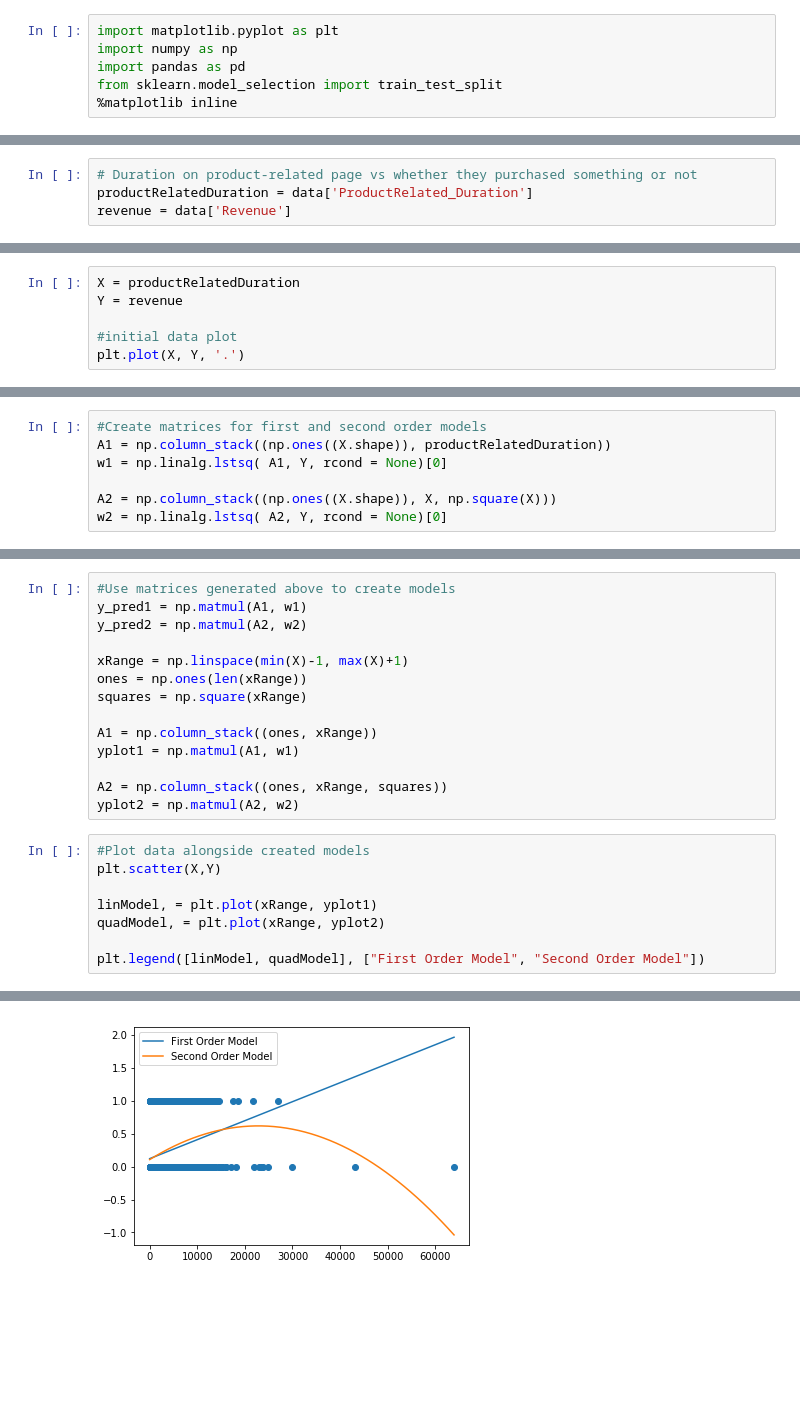
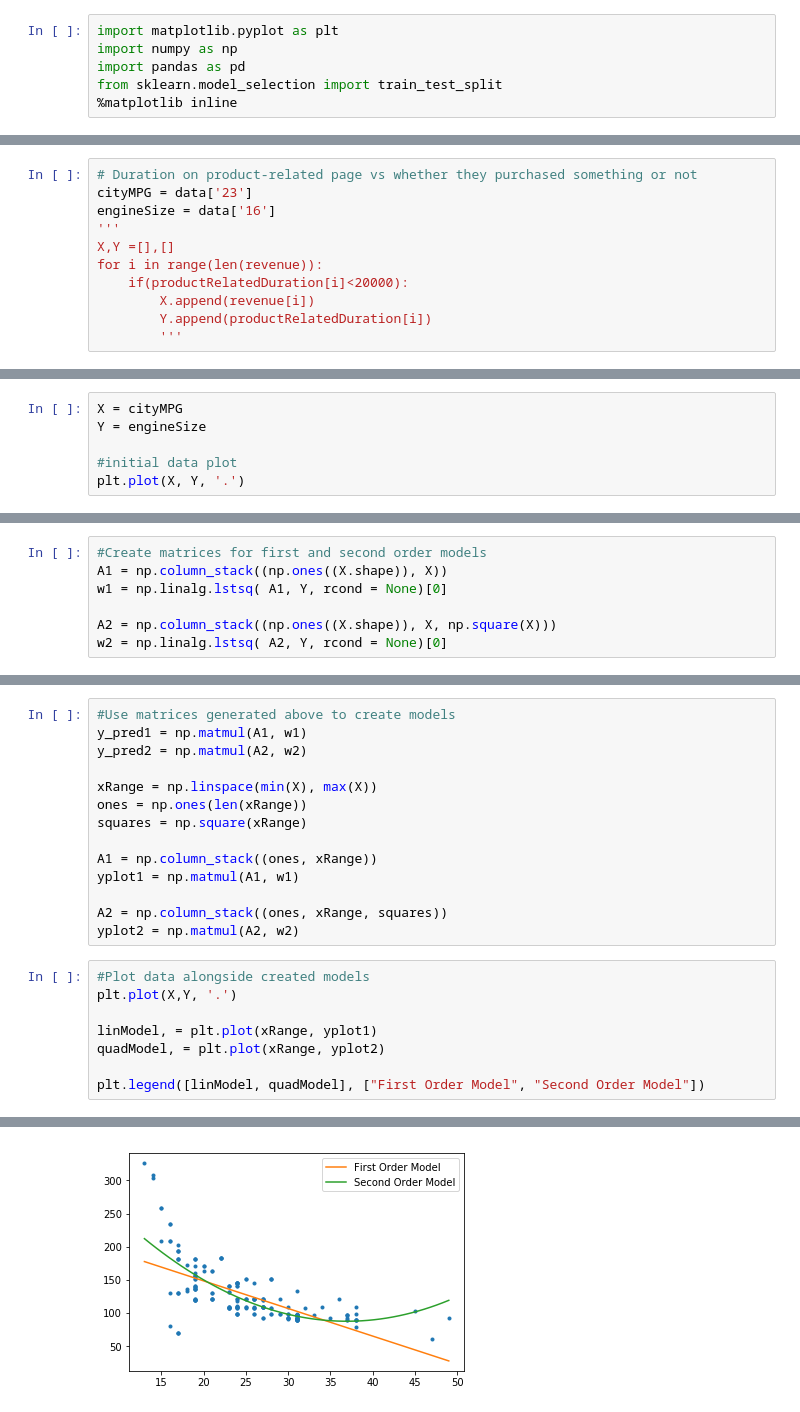
Before and after one commit to Dagaril/COGS109_FinalAssignment, a Jupyter notebook: Code.ipynb, the cells around one changed output, grey strips where cells are left out. Cells and saved outputs as stored; diff of their text form; blank space fills up the shorter version.

```diff
--- a/Code.ipynb
+++ b/Code.ipynb
@@ -16,4 +34,11 @@ print(data.shape)
 # %%
 # Duration on product-related page vs whether they purchased something or not
-productRelatedDuration = data['ProductRelated_Duration']
-revenue = data['Revenue']
+cityMPG = data['23']
+engineSize = data['16']
+'''
+X,Y =[],[]
+for i in range(len(revenue)):
+    if(productRelatedDuration[i]<20000):
+        X.append(revenue[i])
+        Y.append(productRelatedDuration[i])
+        '''
@@ -20,6 +47,6 @@ revenue = data['Revenue']
 # %%
-X = productRelatedDuration
-Y = revenue
+X = cityMPG
+Y = engineSize
 
 #initial data plot
 plt.plot(X, Y, '.')
@@ -29,6 +56,6 @@ plt.plot(X, Y, '.')
 # %%
 #Create matrices for first and second order models
-A1 = np.column_stack((np.ones((X.shape)), productRelatedDuration))
+A1 = np.column_stack((np.ones((X.shape)), X))
 w1 = np.linalg.lstsq( A1, Y, rcond = None)[0]
 
 A2 = np.column_stack((np.ones((X.shape)), X, np.square(X)))
@@ -38,7 +67,7 @@ w2 = np.linalg.lstsq( A2, Y, rcond = None)[0]
 y_pred1 = np.matmul(A1, w1)
 y_pred2 = np.matmul(A2, w2)
 
-xRange = np.linspace(min(X)-1, max(X)+1)
+xRange = np.linspace(min(X), max(X))
 ones = np.ones(len(xRange))
 squares = np.square(xRange)
 
@@ -49,15 +78,15 @@ A2 = np.column_stack((ones, xRange, squares))
 yplot2 = np.matmul(A2, w2)
 # %%
 #Plot data alongside created models
-plt.scatter(X,Y)
+plt.plot(X,Y, '.')
 
 linModel, = plt.plot(xRange, yplot1)
 quadModel, = plt.plot(xRange, yplot2)
 
 plt.legend([linModel, quadModel], ["First Order Model", "Second Order Model"])
 # %% [output]
 <matplotlib.legend.Legend at 0x...>
-[figure, old version]
+[figure, new version]
 # %%
 #Calcualte and print errors
 SSELinear = sum(np.square(y_pred1 - Y))
```
Also changed, not shown: parts of 5 cells of this notebook, 4 other files.
